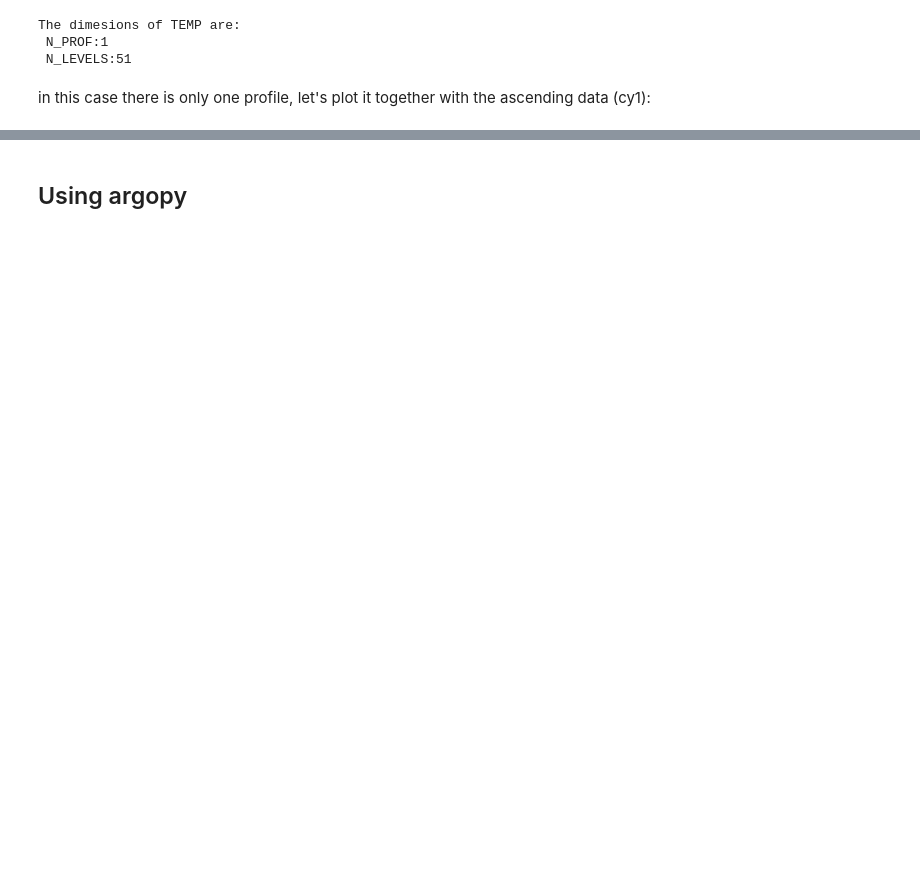
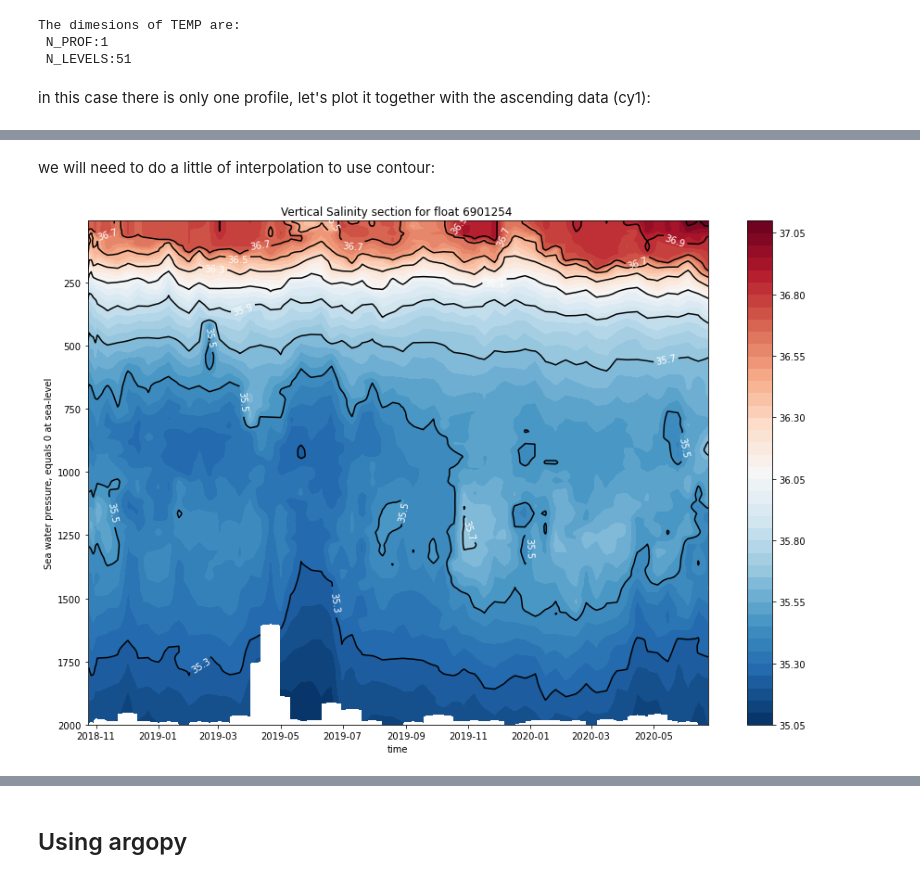
Before and after one commit to euroargodev/argoonlineschool, a Jupyter notebook: L04_ArgoDatabyFloat.ipynb, the cells around one changed output, grey strips where cells are left out. Saved outputs shown, nothing was run; the diff lists cells and outputs as text; code cells hidden in the pictures; blank space fills up the shorter version.

```diff
--- a/L04_ArgoDatabyFloat.ipynb
+++ b/L04_ArgoDatabyFloat.ipynb
@@ -174,0 +282,29 @@ print(xrDS1D.JULD.values[0])
+# %% [markdown]
+we will need to do a little of interpolation to use contour:
+# %%
+juld=prof.JULD.values
+psal=prof.PSAL.values
+pres=prof.PRES.values
+prei=np.arange(5,2005,5)
+
+psali= np.zeros((juld.shape[0],prei.shape[0]))
+psali.fill(np.nan)
+
+for ip in range(0,66):
+    psali[ip,:]=np.interp(prei,pres[ip,:],psal[ip,:])
+# %%
+fig, ax = plt.subplots(figsize=(15,10))
+
+cs=ax.contourf(juld,prei,psali.transpose(),40,cmap="RdBu_r")
+cs2=ax.contour(juld,prei,psali.transpose(),colors=('k'), levels=cs.levels[::4])
+
+ax.invert_yaxis()
+ax.clabel(cs2, fmt='%2.1f', colors='w', fontsize=10)
+
+ax.set_title(f"Vertical Salinity section for float {prof.PLATFORM_NUMBER[0].astype(str).values}")
+ax.set_xlabel(f"{prof.JULD.standard_name}")
+ax.set_ylabel(f"{prof.PRES.long_name}")
+
+cbar=fig.colorbar(cs,ax=ax)
+# %% [output]
+[figure, added]
```
Also changed, not shown: parts of 69 cells of this notebook, 2 other files.
